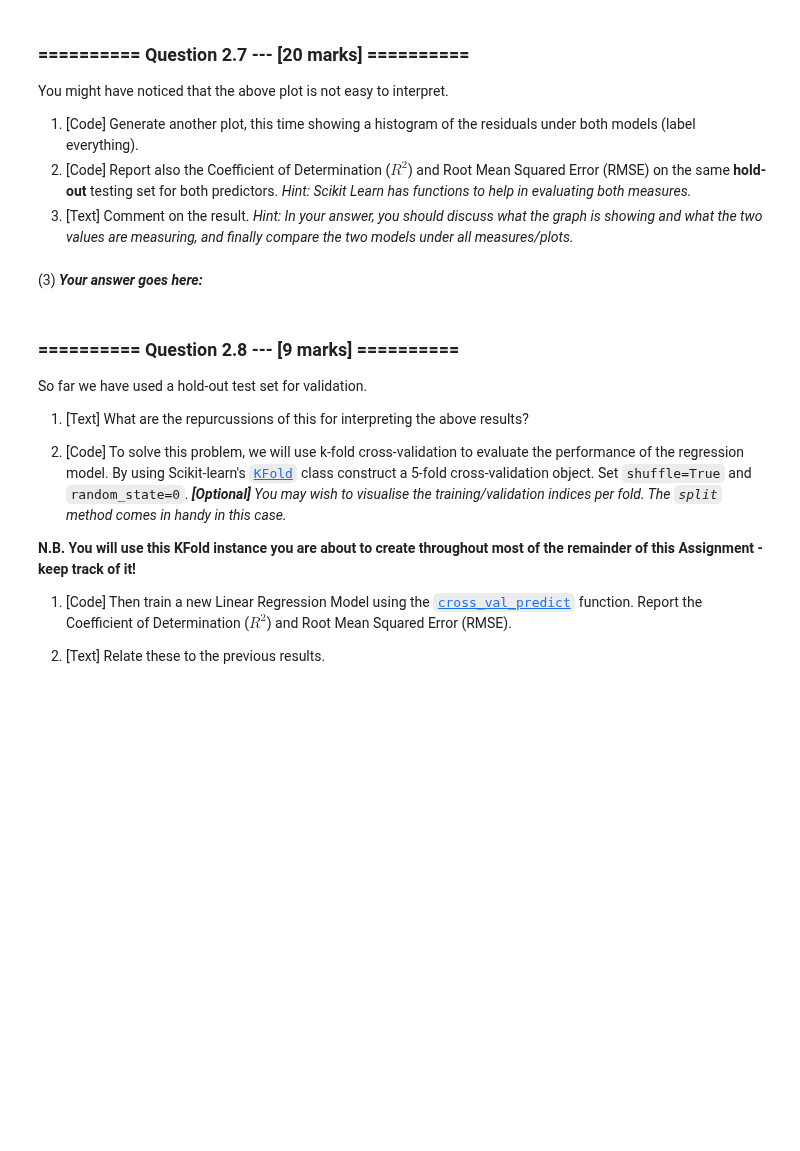
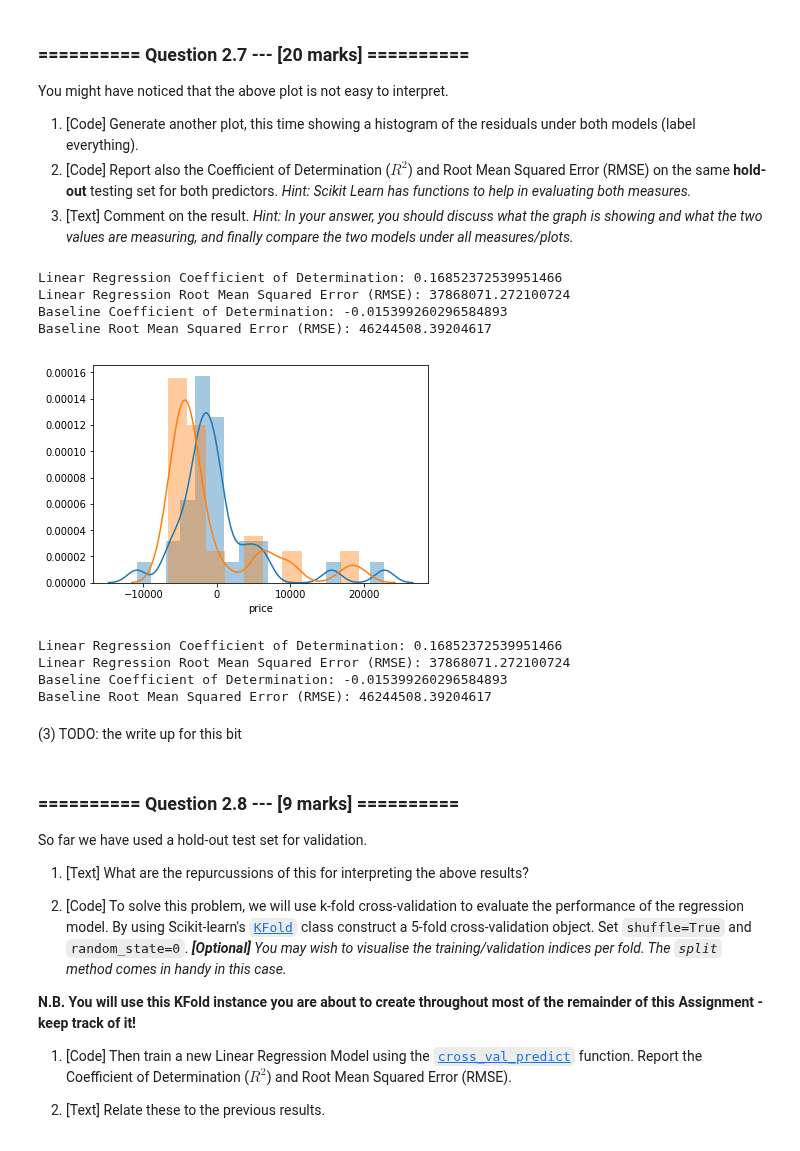
Before and after one commit to tjcdev/iaml, a Jupyter notebook: Assignments/02_LinearRegression.ipynb, the cells around one changed output. Cells and saved outputs as stored; diff of their text form; code cells hidden in the pictures; blank space fills up the shorter version.

```diff
--- a/Assignments/02_LinearRegression.ipynb
+++ b/Assignments/02_LinearRegression.ipynb
@@ -364,5 +360,33 @@ You might have noticed that the above plot is not easy to interpret.
-# %% [markdown]
-(3) ***Your answer goes here:***
+# %%
+# (1)
+# Get predictions
+lr_pred = lr.predict(X_test)
+baseline_pred = np.array([baseline_predict(x) for x in X_test])
+
+# Plot histograms of residuals
+sns.distplot((y_test - lr_pred))
+sns.distplot((y_test - baseline_predict(X_test)))
+# TODO: label the above plot
+# %% [output]
+Linear Regression Coefficient of Determination: 0.16852372539951466
+Linear Regression Root Mean Squared Error (RMSE): 37868071.272100724
+Baseline Coefficient of Determination: -0.015399260296584893
+Baseline Root Mean Squared Error (RMSE): 46244508.39204617
+[figure, added]
+# %%
+# (2)
+print("Linear Regression Coefficient of Determination: " + str(r2_score(y_test, lr_pred)))
+print("Linear Regression Root Mean Squared Error (RMSE): " + str(mean_squared_error(y_test, lr_pred)))
+
+print("Baseline Coefficient of Determination: " + str(r2_score(y_test, baseline_pred)))
+print("Baseline Root Mean Squared Error (RMSE): " + str(mean_squared_error(y_test, baseline_pred)))
+# %% [output]
+Linear Regression Coefficient of Determination: 0.16852372539951466
+Linear Regression Root Mean Squared Error (RMSE): 37868071.272100724
+Baseline Coefficient of Determination: -0.015399260296584893
+Baseline Root Mean Squared Error (RMSE): 46244508.39204617
+# %% [markdown]
+(3) TODO: the write up for this bit
 # %% [markdown]
 <a id='question_2_8'></a>
 ### ========== Question 2.8 --- [9 marks] ==========
```
Also changed, not shown: parts of 3 cells of this notebook.
